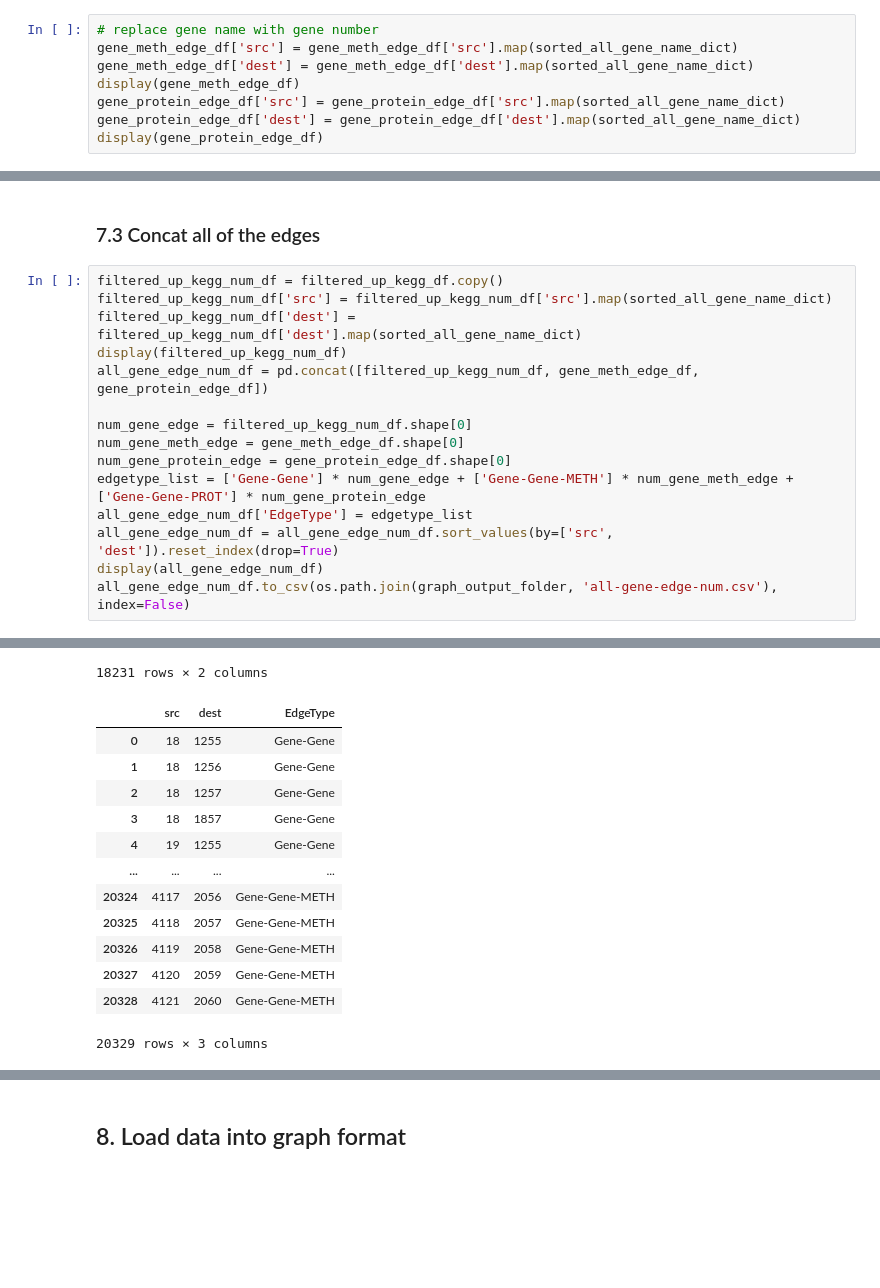
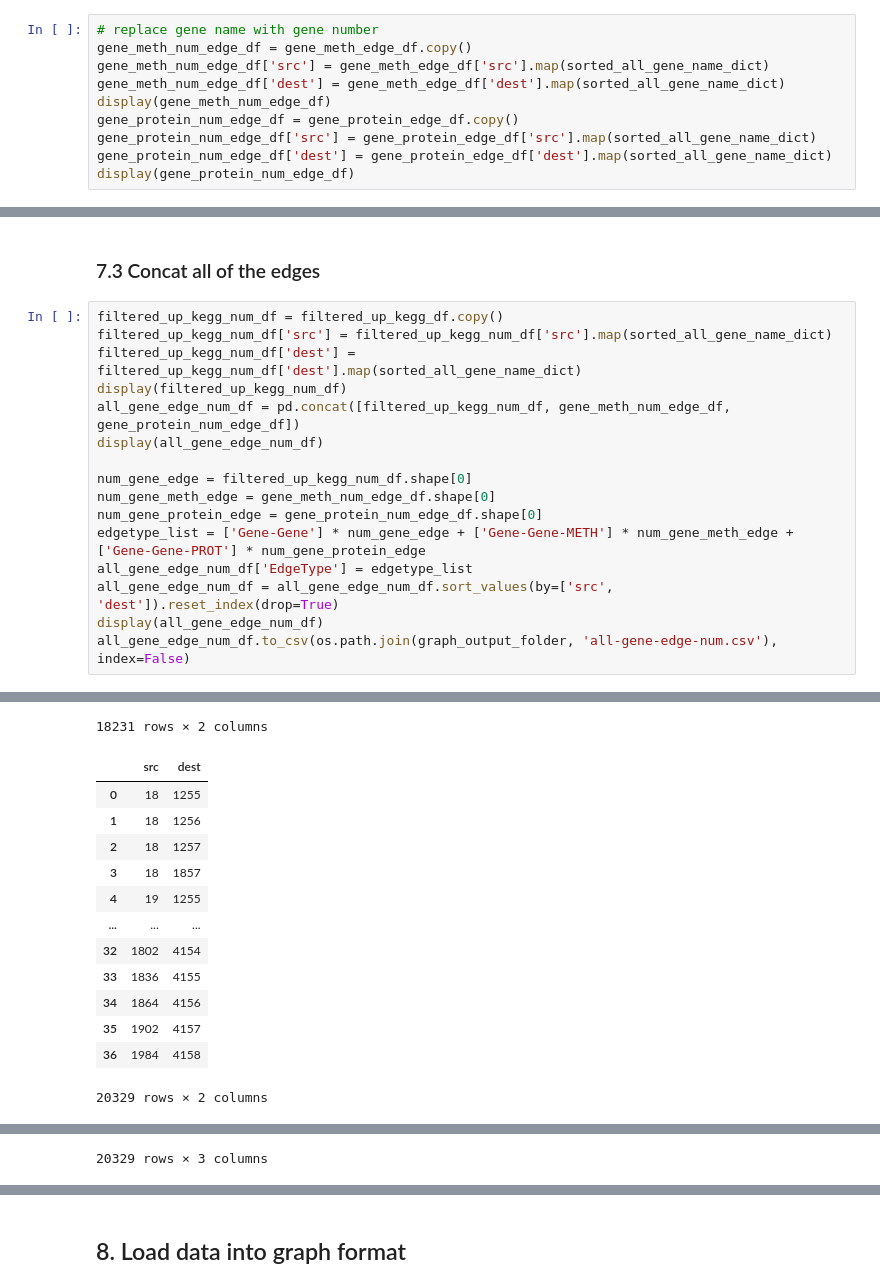
Before and after one commit to heming-zhang/OmicsGraph, a Jupyter notebook: raw_data_process.ipynb, the cells around one changed output, grey strips where cells are left out. Saved outputs shown, nothing was run; the diff lists cells and outputs as text; blank space fills up the shorter version.

```diff
--- a/raw_data_process.ipynb
+++ b/raw_data_process.ipynb
@@ -856,12 +856,14 @@ sorted_all_gene_name_dict['ABL1-METH']
 2061
 # %%
 # replace gene name with gene number
-gene_meth_edge_df['src'] = gene_meth_edge_df['src'].map(sorted_all_gene_name_dict)
-gene_meth_edge_df['dest'] = gene_meth_edge_df['dest'].map(sorted_all_gene_name_dict)
-display(gene_meth_edge_df)
-gene_protein_edge_df['src'] = gene_protein_edge_df['src'].map(sorted_all_gene_name_dict)
-gene_protein_edge_df['dest'] = gene_protein_edge_df['dest'].map(sorted_all_gene_name_dict)
-display(gene_protein_edge_df)
+gene_meth_num_edge_df = gene_meth_edge_df.copy()
+gene_meth_num_edge_df['src'] = gene_meth_edge_df['src'].map(sorted_all_gene_name_dict)
+gene_meth_num_edge_df['dest'] = gene_meth_edge_df['dest'].map(sorted_all_gene_name_dict)
+display(gene_meth_num_edge_df)
+gene_protein_num_edge_df = gene_protein_edge_df.copy()
+gene_protein_num_edge_df['src'] = gene_protein_edge_df['src'].map(sorted_all_gene_name_dict)
+gene_protein_num_edge_df['dest'] = gene_protein_edge_df['dest'].map(sorted_all_gene_name_dict)
+display(gene_protein_num_edge_df)
 # %% [output]
 |  | src | dest |
 | 0 | 2061 | 0 |
@@ -898,42 +900,43 @@ display(gene_protein_edge_df)
 # %%
 filtered_up_kegg_num_df = filtered_up_kegg_df.copy()
 filtered_up_kegg_num_df['src'] = filtered_up_kegg_num_df['src'].map(sorted_all_gene_name_dict)
 filtered_up_kegg_num_df['dest'] = filtered_up_kegg_num_df['dest'].map(sorted_all_gene_name_dict)
 display(filtered_up_kegg_num_df)
-all_gene_edge_num_df = pd.concat([filtered_up_kegg_num_df, gene_meth_edge_df, gene_protein_edge_df])
+all_gene_edge_num_df = pd.concat([filtered_up_kegg_num_df, gene_meth_num_edge_df, gene_protein_num_edge_df])
+display(all_gene_edge_num_df)
 
 num_gene_edge = filtered_up_kegg_num_df.shape[0]
-num_gene_meth_edge = gene_meth_edge_df.shape[0]
-num_gene_protein_edge = gene_protein_edge_df.shape[0]
+num_gene_meth_edge = gene_meth_num_edge_df.shape[0]
+num_gene_protein_edge = gene_protein_num_edge_df.shape[0]
 edgetype_list = ['Gene-Gene'] * num_gene_edge + ['Gene-Gene-METH'] * num_gene_meth_edge + ['Gene-Gene-PROT'] * num_gene_protein_edge
 all_gene_edge_num_df['EdgeType'] = edgetype_list
 all_gene_edge_num_df = all_gene_edge_num_df.sort_values(by=['src', 'dest']).reset_index(drop=True)
 display(all_gene_edge_num_df)
 all_gene_edge_num_df.to_csv(os.path.join(graph_output_folder, 'all-gene-edge-num.csv'), index=False)
 # %% [output]
 |  | src | dest |
 | 0 | 18 | 1255 |
 | 1 | 18 | 1256 |
 | 2 | 18 | 1257 |
 | 3 | 18 | 1857 |
 | 4 | 19 | 1255 |
 | ... | ... | ... |
 | 18226 | 2060 | 679 |
 | 18227 | 2060 | 680 |
 | 18228 | 2060 | 681 |
 | 18229 | 2060 | 682 |
 | 18230 | 2060 | 683 |
 18231 rows × 2 columns
-|  | src | dest | EdgeType |
-| 0 | 18 | 1255 | Gene-Gene |
-| 1 | 18 | 1256 | Gene-Gene |
-| 2 | 18 | 1257 | Gene-Gene |
-| 3 | 18 | 1857 | Gene-Gene |
-| 4 | 19 | 1255 | Gene-Gene |
-| ... | ... | ... | ... |
-| 20324 | 4117 | 2056 | Gene-Gene-METH |
-| 20325 | 4118 | 2057 | Gene-Gene-METH |
-| 20326 | 4119 | 2058 | Gene-Gene-METH |
-| 20327 | 4120 | 2059 | Gene-Gene-METH |
-| 20328 | 4121 | 2060 | Gene-Gene-METH |
+|  | src | dest |
+| 0 | 18 | 1255 |
+| 1 | 18 | 1256 |
+| 2 | 18 | 1257 |
+| 3 | 18 | 1857 |
+| 4 | 19 | 1255 |
+| ... | ... | ... |
+| 32 | 1802 | 4154 |
+| 33 | 1836 | 4155 |
+| 34 | 1864 | 4156 |
+| 35 | 1902 | 4157 |
+| 36 | 1984 | 4158 |
-20329 rows × 3 columns
+20329 rows × 2 columns
@@ -940,3 +955,4 @@ all_gene_edge_num_df.to_csv(os.path.join(graph_output_folder, 'all-gene-edge-num
+20329 rows × 3 columns
 # %%
 # gene edge interactions without map
 all_gene_edge_df = all_gene_edge_num_df.copy()
```
Also changed, not shown: parts of 2 cells of this notebook, 2 other files.
